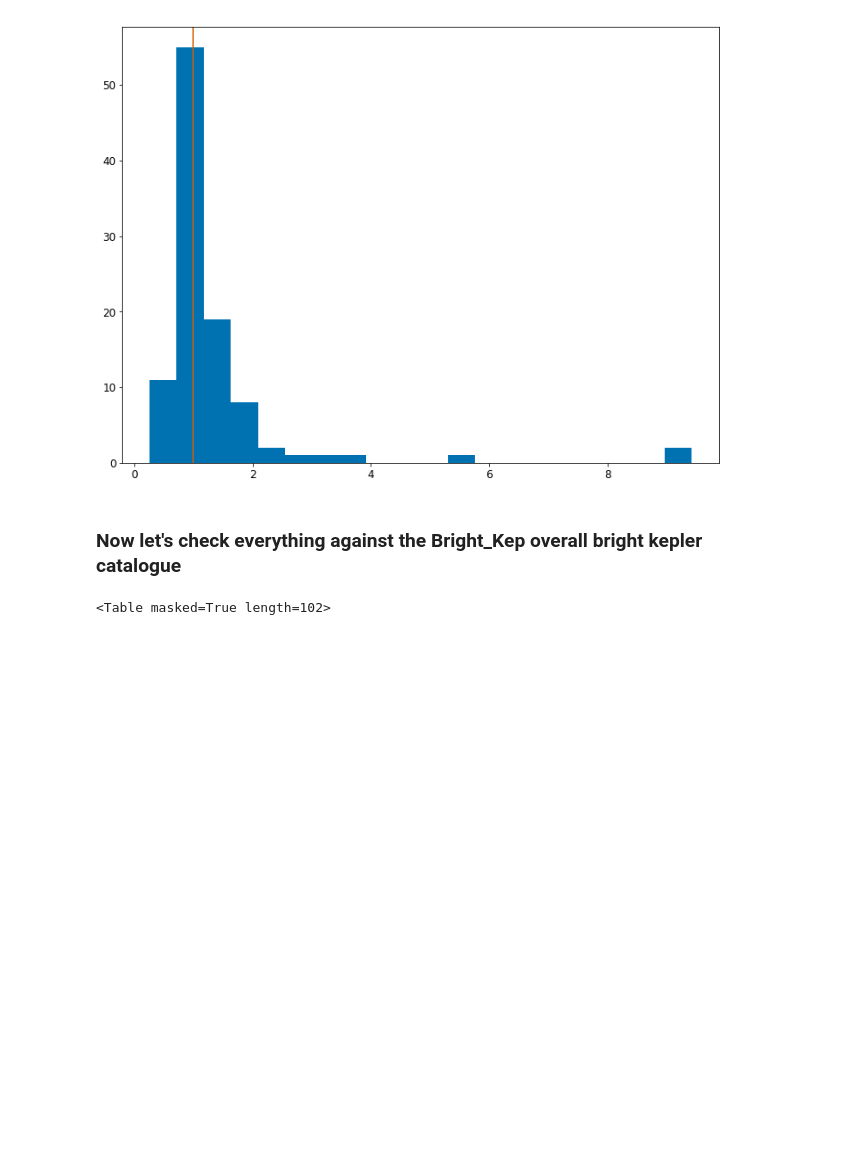
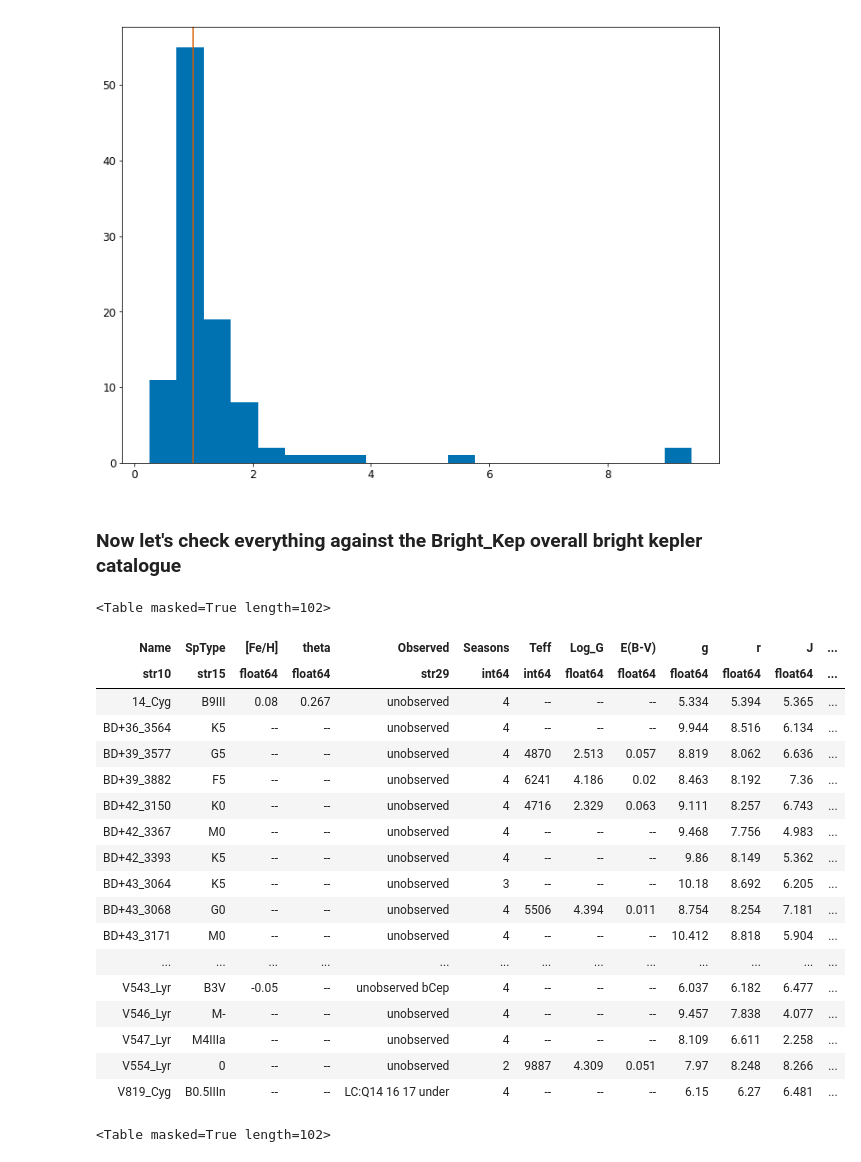
Before and after one commit to benjaminpope/smearcampaign, a Jupyter notebook: notebooks/read_catalogues.ipynb, the cells around one changed output. Drawn from its saved outputs; the diff is of its cells as text; code cells hidden in the pictures; blank space fills up the shorter version.

```diff
--- a/notebooks/read_catalogues.ipynb
+++ b/notebooks/read_catalogues.ipynb
@@ -921,6 +941,27 @@ brightkep.sort('Name')
 # %%
 test = join(cat,brightkep,keys='Name')
 test.sort('Name')
+test
+# %% [output]
+<Table masked=True length=102>
+| Name | SpType | [Fe/H] | theta | Observed | Seasons | Teff | Log_G | E(B-V) | g | r | J | ... |
+| str10 | str15 | float64 | float64 | str29 | int64 | int64 | float64 | float64 | float64 | float64 | float64 | ... |
+| 14_Cyg | B9III | 0.08 | 0.267 | unobserved | 4 | -- | -- | -- | 5.334 | 5.394 | 5.365 | ... |
+| BD+36_3564 | K5 | -- | -- | unobserved | 4 | -- | -- | -- | 9.944 | 8.516 | 6.134 | ... |
+| BD+39_3577 | G5 | -- | -- | unobserved | 4 | 4870 | 2.513 | 0.057 | 8.819 | 8.062 | 6.636 | ... |
+| BD+39_3882 | F5 | -- | -- | unobserved | 4 | 6241 | 4.186 | 0.02 | 8.463 | 8.192 | 7.36 | ... |
+| BD+42_3150 | K0 | -- | -- | unobserved | 4 | 4716 | 2.329 | 0.063 | 9.111 | 8.257 | 6.743 | ... |
+| BD+42_3367 | M0 | -- | -- | unobserved | 4 | -- | -- | -- | 9.468 | 7.756 | 4.983 | ... |
+| BD+42_3393 | K5 | -- | -- | unobserved | 4 | -- | -- | -- | 9.86 | 8.149 | 5.362 | ... |
+| BD+43_3064 | K5 | -- | -- | unobserved | 3 | -- | -- | -- | 10.18 | 8.692 | 6.205 | ... |
+| BD+43_3068 | G0 | -- | -- | unobserved | 4 | 5506 | 4.394 | 0.011 | 8.754 | 8.254 | 7.181 | ... |
+| BD+43_3171 | M0 | -- | -- | unobserved | 4 | -- | -- | -- | 10.412 | 8.818 | 5.904 | ... |
+| ... | ... | ... | ... | ... | ... | ... | ... | ... | ... | ... | ... | ... |
+| V543_Lyr | B3V | -0.05 | -- | unobserved bCep | 4 | -- | -- | -- | 6.037 | 6.182 | 6.477 | ... |
+| V546_Lyr | M- | -- | -- | unobserved | 4 | -- | -- | -- | 9.457 | 7.838 | 4.077 | ... |
+| V547_Lyr | M4IIIa | -- | -- | unobserved | 4 | -- | -- | -- | 8.109 | 6.611 | 2.258 | ... |
+| V554_Lyr | 0 | -- | -- | unobserved | 2 | 9887 | 4.309 | 0.051 | 7.97 | 8.248 | 8.266 | ... |
+| V819_Cyg | B0.5IIIn | -- | -- | LC:Q14 16 17 under | 4 | -- | -- | -- | 6.15 | 6.27 | 6.481 | ... |
 # %%
 cat
 # %% [output]
```
Also changed, not shown: parts of 8 cells of this notebook, 7 other files.
